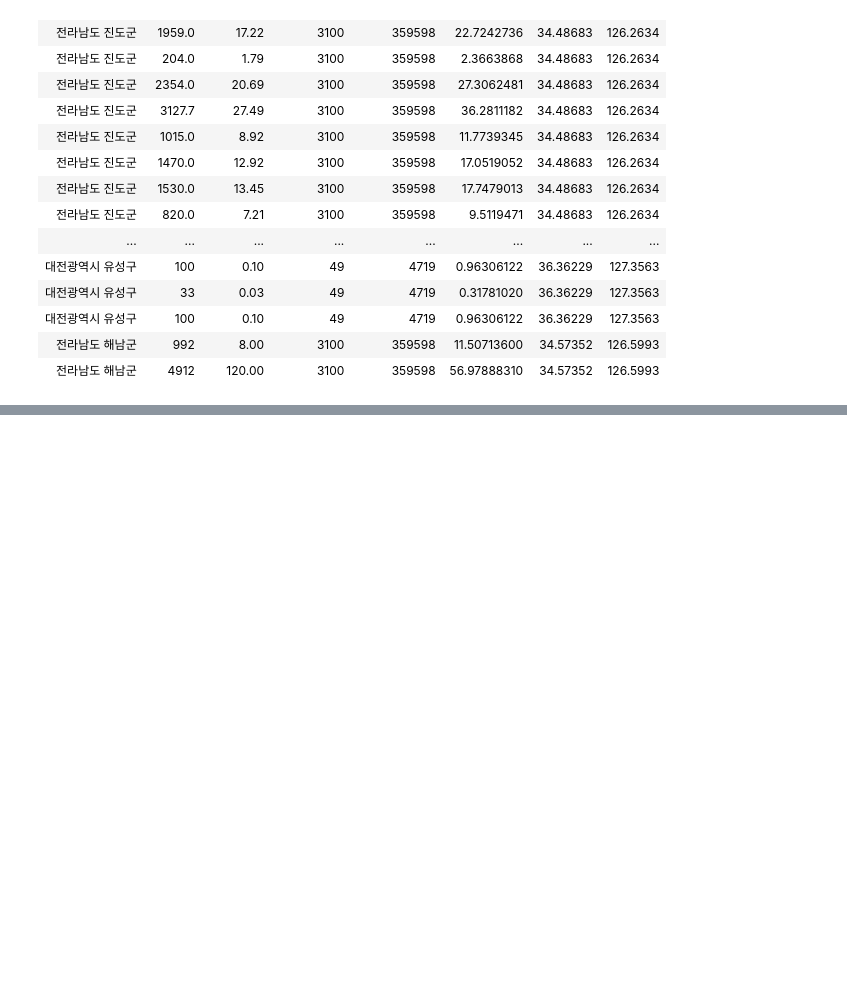
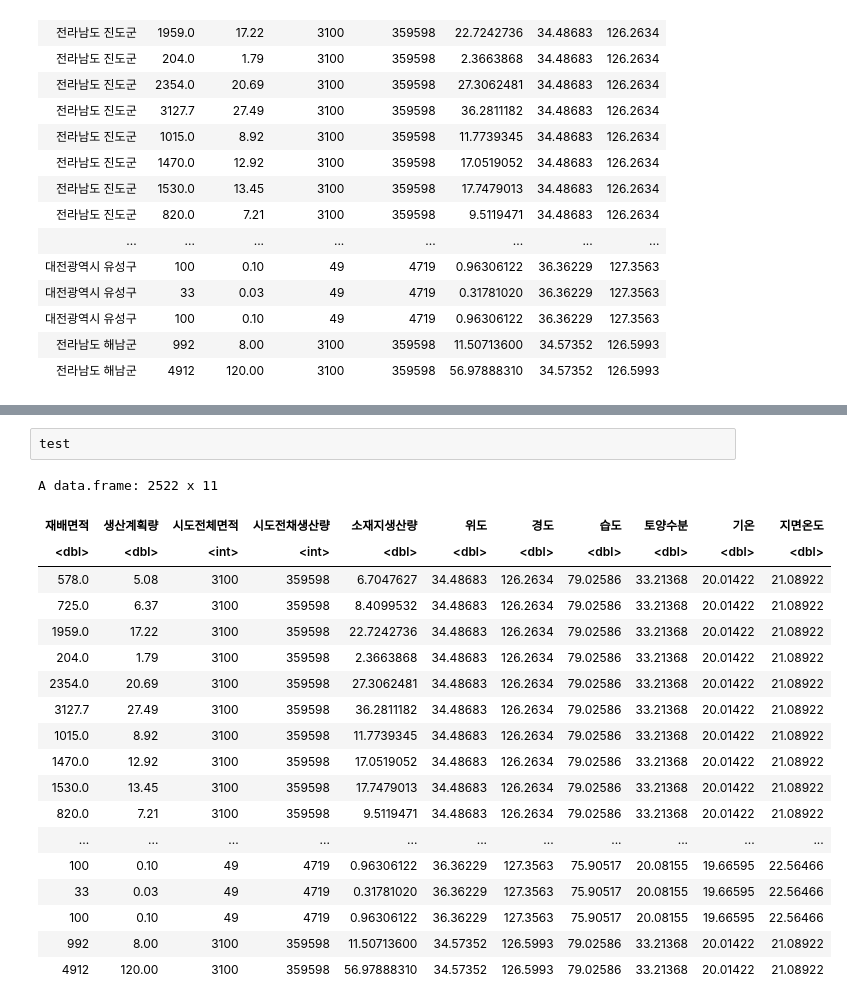
Before and after one commit to tjdwlsaos22/RecoFarm, a Jupyter notebook: Project/3.채소류실적_기상관측.ipynb, the cells around one changed output, grey strips where cells are left out. Drawn from its saved outputs; the diff is of its cells as text; blank space fills up the shorter version.

```diff
--- a/Project/3.채소류실적_기상관측.ipynb
+++ b/Project/3.채소류실적_기상관측.ipynb
@@ -368,0 +674,22 @@ A data.frame: 2522 x 8
+# %%
+test
+# %% [output]
+A data.frame: 2522 x 11
+| 재배면적 | 생산계획량 | 시도전체면적 | 시도전채생산량 | 소재지생산량 | 위도 | 경도 | 습도 | 토양수분 | 기온 | 지면온도 |
+| <dbl> | <dbl> | <int> | <int> | <dbl> | <dbl> | <dbl> | <dbl> | <dbl> | <dbl> | <dbl> |
+| 578.0 | 5.08 | 3100 | 359598 | 6.7047627 | 34.48683 | 126.2634 | 79.02586 | 33.21368 | 20.01422 | 21.08922 |
+| 725.0 | 6.37 | 3100 | 359598 | 8.4099532 | 34.48683 | 126.2634 | 79.02586 | 33.21368 | 20.01422 | 21.08922 |
+| 1959.0 | 17.22 | 3100 | 359598 | 22.7242736 | 34.48683 | 126.2634 | 79.02586 | 33.21368 | 20.01422 | 21.08922 |
+| 204.0 | 1.79 | 3100 | 359598 | 2.3663868 | 34.48683 | 126.2634 | 79.02586 | 33.21368 | 20.01422 | 21.08922 |
+| 2354.0 | 20.69 | 3100 | 359598 | 27.3062481 | 34.48683 | 126.2634 | 79.02586 | 33.21368 | 20.01422 | 21.08922 |
+| 3127.7 | 27.49 | 3100 | 359598 | 36.2811182 | 34.48683 | 126.2634 | 79.02586 | 33.21368 | 20.01422 | 21.08922 |
+| 1015.0 | 8.92 | 3100 | 359598 | 11.7739345 | 34.48683 | 126.2634 | 79.02586 | 33.21368 | 20.01422 | 21.08922 |
+| 1470.0 | 12.92 | 3100 | 359598 | 17.0519052 | 34.48683 | 126.2634 | 79.02586 | 33.21368 | 20.01422 | 21.08922 |
+| 1530.0 | 13.45 | 3100 | 359598 | 17.7479013 | 34.48683 | 126.2634 | 79.02586 | 33.21368 | 20.01422 | 21.08922 |
+| 820.0 | 7.21 | 3100 | 359598 | 9.5119471 | 34.48683 | 126.2634 | 79.02586 | 33.21368 | 20.01422 | 21.08922 |
+| ... | ... | ... | ... | ... | ... | ... | ... | ... | ... | ... |
+| 100 | 0.10 | 49 | 4719 | 0.96306122 | 36.36229 | 127.3563 | 75.90517 | 20.08155 | 19.66595 | 22.56466 |
+| 33 | 0.03 | 49 | 4719 | 0.31781020 | 36.36229 | 127.3563 | 75.90517 | 20.08155 | 19.66595 | 22.56466 |
+| 100 | 0.10 | 49 | 4719 | 0.96306122 | 36.36229 | 127.3563 | 75.90517 | 20.08155 | 19.66595 | 22.56466 |
+| 992 | 8.00 | 3100 | 359598 | 11.50713600 | 34.57352 | 126.5993 | 79.02586 | 33.21368 | 20.01422 | 21.08922 |
+| 4912 | 120.00 | 3100 | 359598 | 56.97888310 | 34.57352 | 126.5993 | 79.02586 | 33.21368 | 20.01422 | 21.08922 |
```
Also changed, not shown: parts of 34 cells of this notebook, 1 other file.
